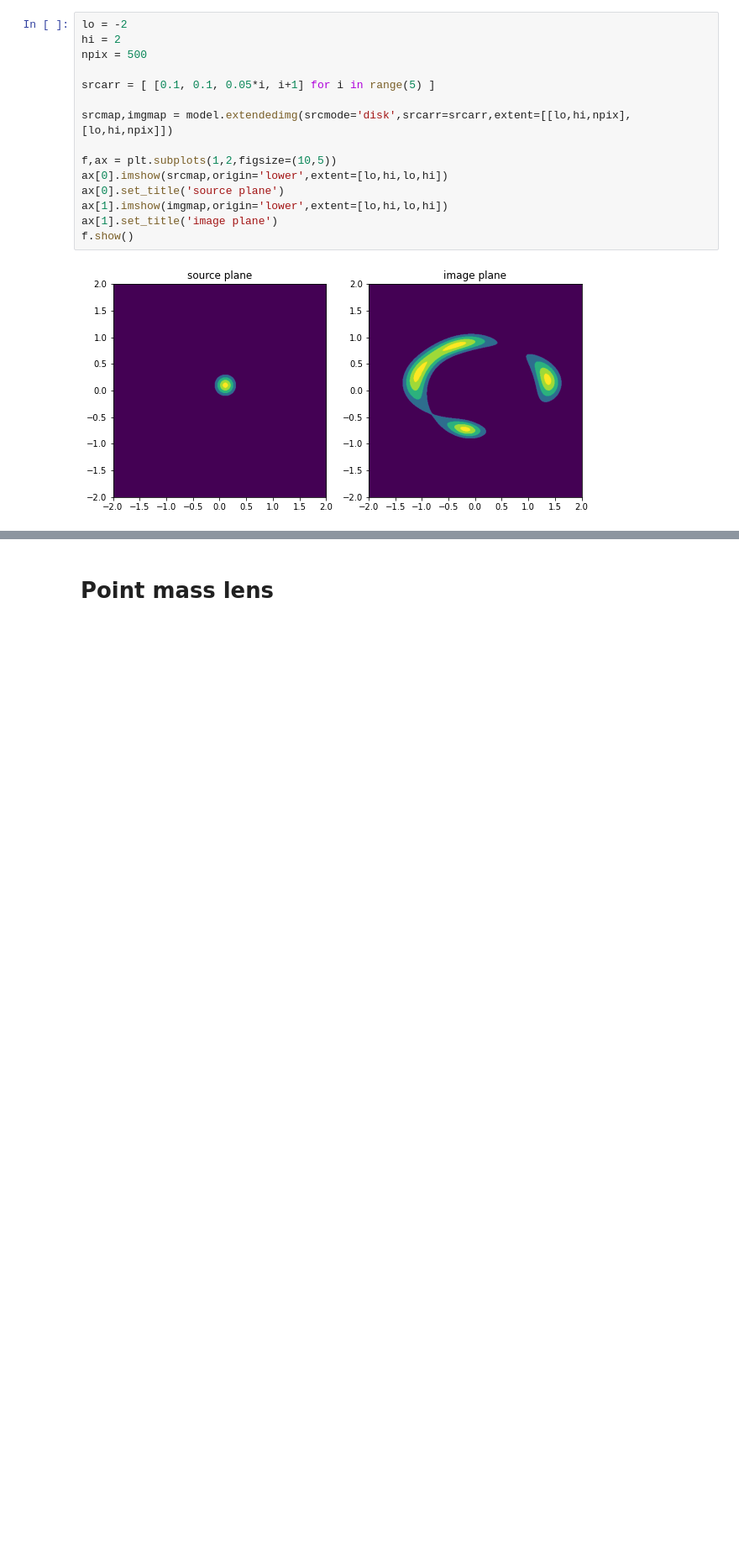
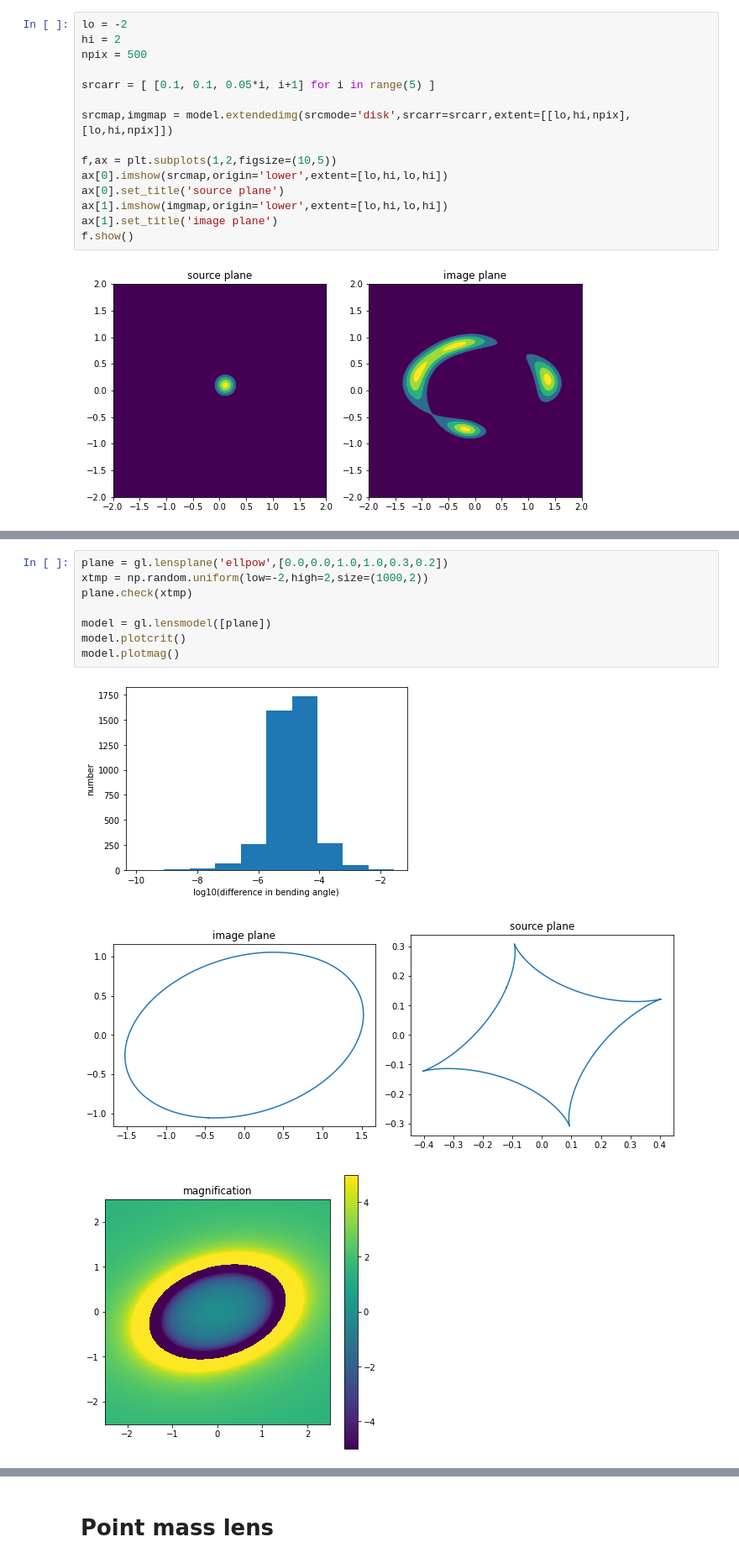
Before and after one commit to chuckkeeton/pygravlens, a Jupyter notebook: basic-examples.ipynb, the cells around one changed output, grey strips where cells are left out. Shown at 84% size. Drawn from its saved outputs; the diff is of its cells as text; blank space fills up the shorter version.

Commit message:
add ellpow model

```diff
--- a/basic-examples.ipynb
+++ b/basic-examples.ipynb
@@ -177,0 +184,12 @@ f.show()
+# %%
+plane = gl.lensplane('ellpow',[0.0,0.0,1.0,1.0,0.3,0.2])
+xtmp = np.random.uniform(low=-2,high=2,size=(1000,2))
+plane.check(xtmp)
+
+model = gl.lensmodel([plane])
+model.plotcrit()
+model.plotmag()
+# %% [output]
+[figure, added]
+[figure, added]
+[figure, added]
```
Also changed, not shown: parts of 8 cells of this notebook, 1 other file.
